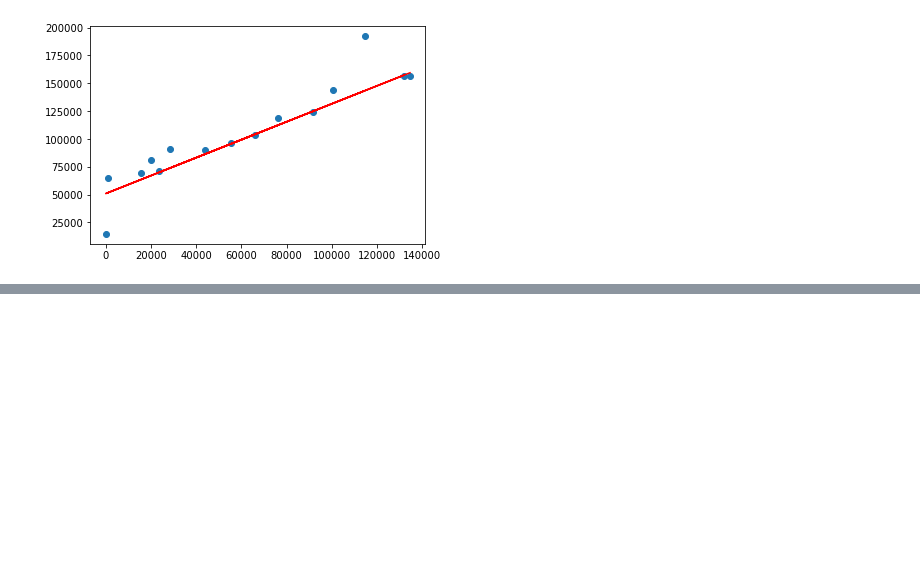
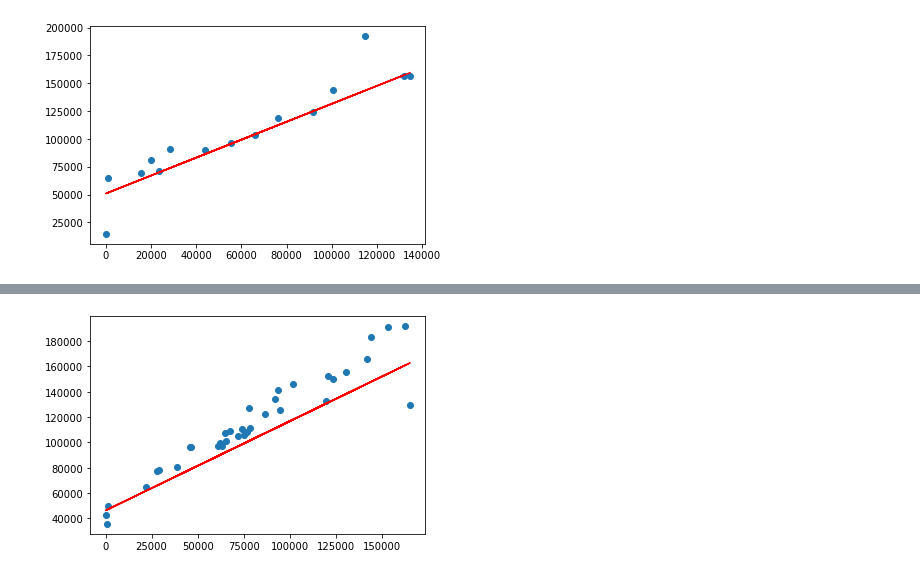
Before and after one commit to safira123-pixel/machinelearning3, a Jupyter notebook: js02_regression.ipynb, the cells around one changed output, grey strips where cells are left out. Drawn from its saved outputs; the diff is of its cells as text; code cells hidden in the pictures; blank space fills up the shorter version.

```diff
--- a/js02_regression.ipynb
+++ b/js02_regression.ipynb
@@ -250,3 +250,9 @@ Notes:
 [1] Standard Errors assume that the covariance matrix of the errors is correctly specified.
 [2] The condition number is large, 5.36e+05. This might indicate that there are
 strong multicollinearity or other numerical problems.
+# %%
+plt.scatter(X_train, y_train)
+plt.plot(X_train, 4.632e+04 + 0.7046*X_train, 'r')
+plt.show()
+# %% [output]
+[figure, added]
```
Also changed, not shown: parts of 7 cells of this notebook.
